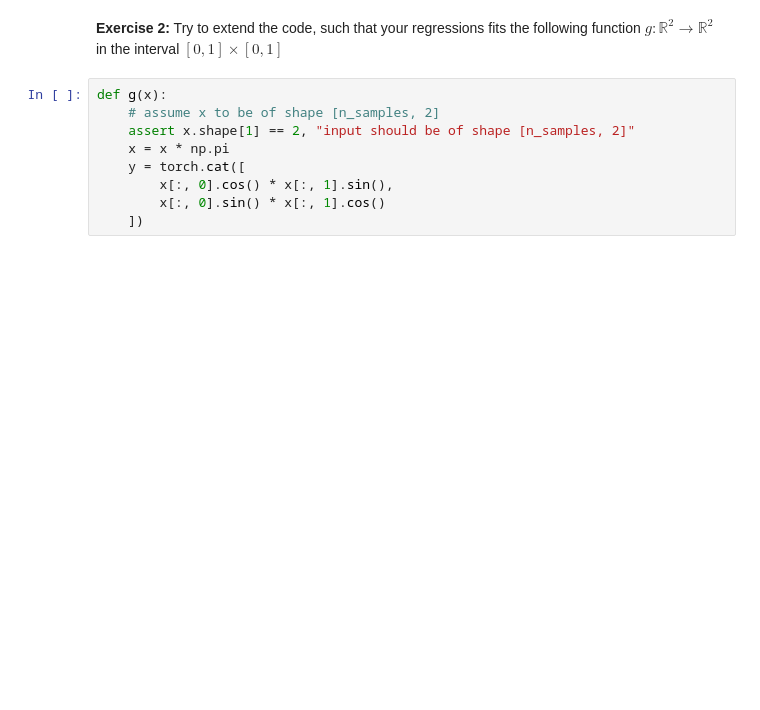
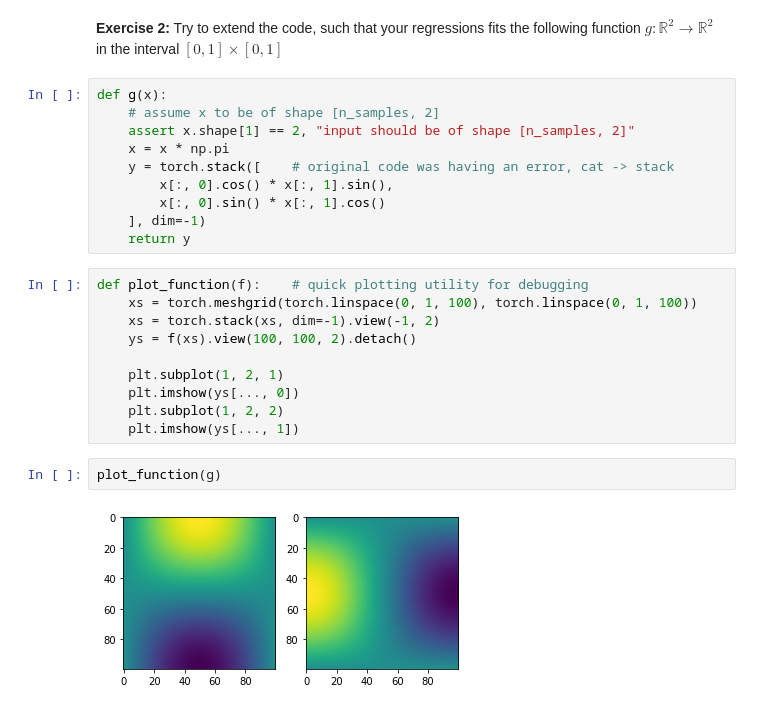
Before and after one commit to noegroup/deeplearning-lecture-21, a Jupyter notebook: pytorch-introduction.ipynb, the cells around one changed output. Drawn from its saved outputs; the diff is of its cells as text; blank space fills up the shorter version.

```diff
--- a/pytorch-introduction.ipynb
+++ b/pytorch-introduction.ipynb
@@ -472,7 +548,22 @@ def g(x):
     # assume x to be of shape [n_samples, 2]
     assert x.shape[1] == 2, "input should be of shape [n_samples, 2]"
     x = x * np.pi
-    y = torch.cat([
+    y = torch.stack([    # original code was having an error, cat -> stack
         x[:, 0].cos() * x[:, 1].sin(),
         x[:, 0].sin() * x[:, 1].cos()
-    ])
+    ], dim=-1)
+    return y
+# %%
+def plot_function(f):    # quick plotting utility for debugging
+    xs = torch.meshgrid(torch.linspace(0, 1, 100), torch.linspace(0, 1, 100))
+    xs = torch.stack(xs, dim=-1).view(-1, 2)
+    ys = f(xs).view(100, 100, 2).detach()
+
+    plt.subplot(1, 2, 1)
+    plt.imshow(ys[..., 0])
+    plt.subplot(1, 2, 2)
+    plt.imshow(ys[..., 1])
+# %%
+plot_function(g)
+# %% [output]
+[figure, added]
```
Also changed, not shown: parts of 33 cells of this notebook.
